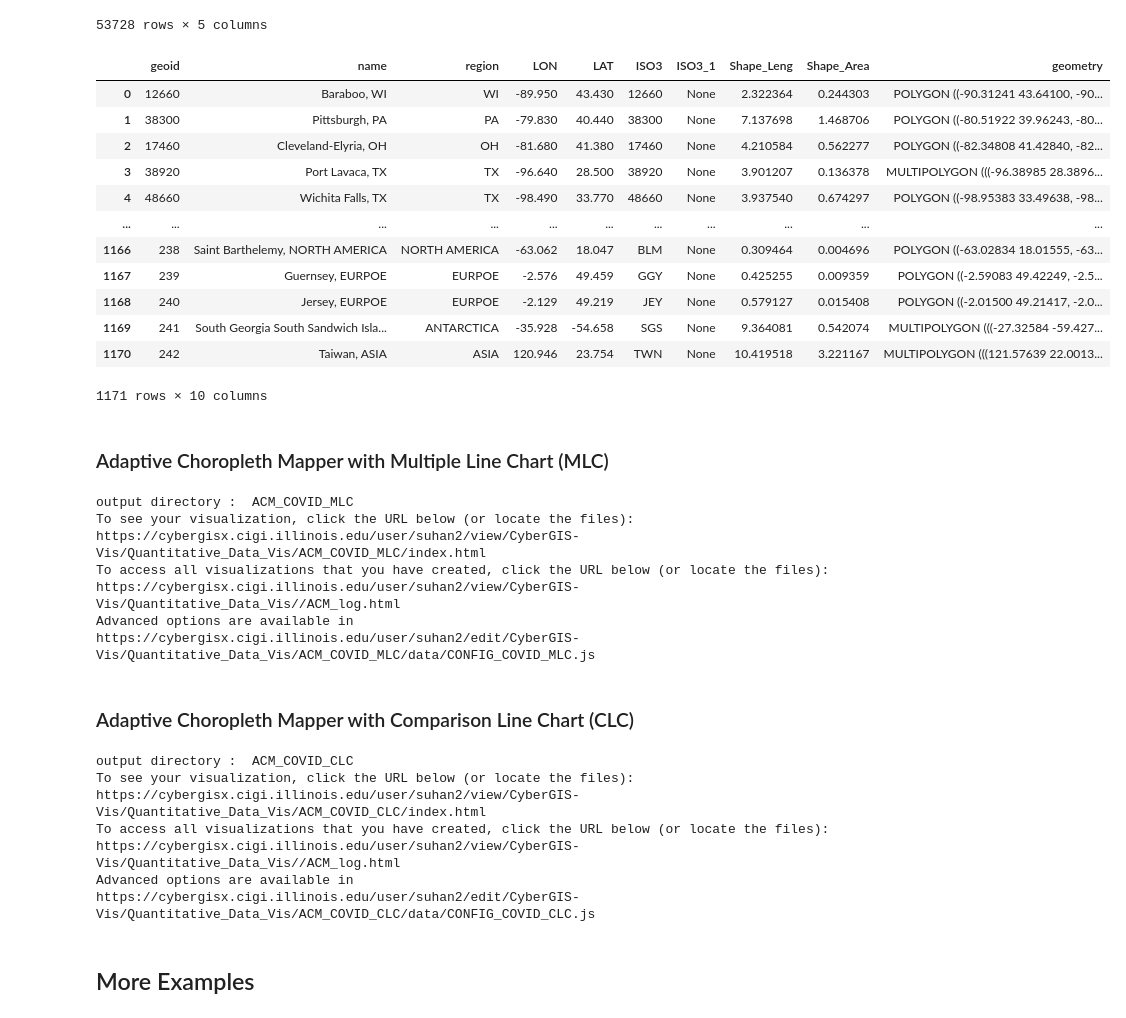
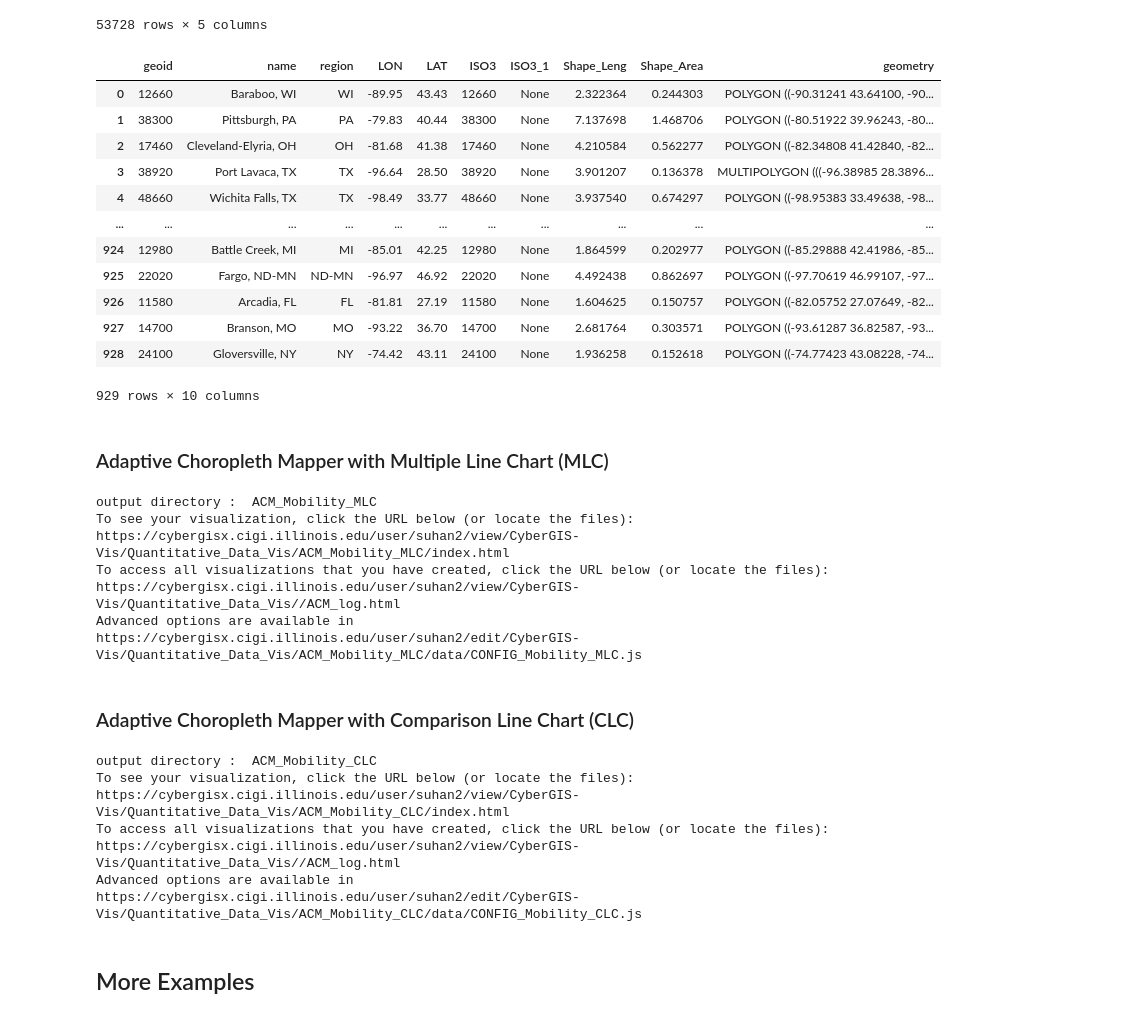
Before and after one commit to cybergis/CyberGIS-Vis, a Jupyter notebook: Quantitative_Data_Vis/Adaptive_Chropleth_Mapper.ipynb, the cells around one changed output. Drawn from its saved outputs; the diff is of its cells as text; code cells hidden in the pictures.

Commit message:
Update Mobility and COVID modules
Update Mobility and COVID Vis result

```diff
--- a/Quantitative_Data_Vis/Adaptive_Chropleth_Mapper.ipynb
+++ b/Quantitative_Data_Vis/Adaptive_Chropleth_Mapper.ipynb
@@ -334,30 +334,30 @@ Covid_Visits
 | 53727 | 48580 | 2020-12-27 | -9999 | -9999 | 35 |
 53728 rows × 5 columns
 # %%
-shapefile_MSA = gpd.read_file("shp/MSA_country/msa_country.shp", dtype={'GEOID':str})
+shapefile_MSA = gpd.read_file("shp/MSA_country/MSA_US.shp", dtype={'GEOID':str})
 shapefile_MSA = shapefile_MSA.rename(columns={'GEOID': 'geoid', 'NAME_1':'name'})
 shapefile_MSA
 # %% [output]
 |  | geoid | name | region | LON | LAT | ISO3 | ISO3_1 | Shape_Leng | Shape_Area | geometry |
-| 0 | 12660 | Baraboo, WI | WI | -89.950 | 43.430 | 12660 | None | 2.322364 | 0.244303 | POLYGON ((-90.31241 43.64100, -90... |
-| 1 | 38300 | Pittsburgh, PA | PA | -79.830 | 40.440 | 38300 | None | 7.137698 | 1.468706 | POLYGON ((-80.51922 39.96243, -80... |
-| 2 | 17460 | Cleveland-Elyria, OH | OH | -81.680 | 41.380 | 17460 | None | 4.210584 | 0.562277 | POLYGON ((-82.34808 41.42840, -82... |
-| 3 | 38920 | Port Lavaca, TX | TX | -96.640 | 28.500 | 38920 | None | 3.901207 | 0.136378 | MULTIPOLYGON (((-96.38985 28.3896... |
-| 4 | 48660 | Wichita Falls, TX | TX | -98.490 | 33.770 | 48660 | None | 3.937540 | 0.674297 | POLYGON ((-98.95383 33.49638, -98... |
+| 0 | 12660 | Baraboo, WI | WI | -89.95 | 43.43 | 12660 | None | 2.322364 | 0.244303 | POLYGON ((-90.31241 43.64100, -90... |
+| 1 | 38300 | Pittsburgh, PA | PA | -79.83 | 40.44 | 38300 | None | 7.137698 | 1.468706 | POLYGON ((-80.51922 39.96243, -80... |
+| 2 | 17460 | Cleveland-Elyria, OH | OH | -81.68 | 41.38 | 17460 | None | 4.210584 | 0.562277 | POLYGON ((-82.34808 41.42840, -82... |
+| 3 | 38920 | Port Lavaca, TX | TX | -96.64 | 28.50 | 38920 | None | 3.901207 | 0.136378 | MULTIPOLYGON (((-96.38985 28.3896... |
+| 4 | 48660 | Wichita Falls, TX | TX | -98.49 | 33.77 | 48660 | None | 3.937540 | 0.674297 | POLYGON ((-98.95383 33.49638, -98... |
 | ... | ... | ... | ... | ... | ... | ... | ... | ... | ... | ... |
-| 1166 | 238 | Saint Barthelemy, NORTH AMERICA | NORTH AMERICA | -63.062 | 18.047 | BLM | None | 0.309464 | 0.004696 | POLYGON ((-63.02834 18.01555, -63... |
-| 1167 | 239 | Guernsey, EURPOE | EURPOE | -2.576 | 49.459 | GGY | None | 0.425255 | 0.009359 | POLYGON ((-2.59083 49.42249, -2.5... |
-| 1168 | 240 | Jersey, EURPOE | EURPOE | -2.129 | 49.219 | JEY | None | 0.579127 | 0.015408 | POLYGON ((-2.01500 49.21417, -2.0... |
-| 1169 | 241 | South Georgia South Sandwich Isla... | ANTARCTICA | -35.928 | -54.658 | SGS | None | 9.364081 | 0.542074 | MULTIPOLYGON (((-27.32584 -59.427... |
-| 1170 | 242 | Taiwan, ASIA | ASIA | 120.946 | 23.754 | TWN | None | 10.419518 | 3.221167 | MULTIPOLYGON (((121.57639 22.0013... |
+| 924 | 12980 | Battle Creek, MI | MI | -85.01 | 42.25 | 12980 | None | 1.864599 | 0.202977 | POLYGON ((-85.29888 42.41986, -85... |
+| 925 | 22020 | Fargo, ND-MN | ND-MN | -96.97 | 46.92 | 22020 | None | 4.492438 | 0.862697 | POLYGON ((-97.70619 46.99107, -97... |
+| 926 | 11580 | Arcadia, FL | FL | -81.81 | 27.19 | 11580 | None | 1.604625 | 0.150757 | POLYGON ((-82.05752 27.07649, -82... |
+| 927 | 14700 | Branson, MO | MO | -93.22 | 36.70 | 14700 | None | 2.681764 | 0.303571 | POLYGON ((-93.61287 36.82587, -93... |
+| 928 | 24100 | Gloversville, NY | NY | -74.42 | 43.11 | 24100 | None | 1.936258 | 0.152618 | POLYGON ((-74.77423 43.08228, -74... |
-1171 rows × 10 columns
+929 rows × 10 columns
 # %% [markdown]
 ### Adaptive Choropleth Mapper with Multiple Line Chart (MLC)
 # %%
 param_MLC_COVID = {
     'title': "Covid-19 Risk Assessment using Twitter, Metropolitan Statistical Areas, USA",
     'Subject': "Temporal Patterns of COVID-19 Risk Factors",
-    'filename_suffix': "COVID_MLC",  # max 30 character
+    'filename_suffix': "Mobility_MLC",  # max 30 character
     'inputCSV': Covid_Visits,
     'shapefile': shapefile_MSA,
     'periods': "All",
@@ -381,20 +381,20 @@ param_MLC_COVID = {
 Adaptive_Choropleth_Mapper_viz(param_MLC_COVID)
 Adaptive_Choropleth_Mapper_log(param_MLC_COVID)
 # %% [output]
-output directory :  ACM_COVID_MLC
+output directory :  ACM_Mobility_MLC
 To see your visualization, click the URL below (or locate the files):
-https://cybergisx.cigi.illinois.edu/user/suhan2/view/CyberGIS-Vis/Quantitative_Data_Vis/ACM_COVID_MLC/index.html
+https://cybergisx.cigi.illinois.edu/user/suhan2/view/CyberGIS-Vis/Quantitative_Data_Vis/ACM_Mobility_MLC/index.html
 To access all visualizations that you have created, click the URL below (or locate the files):
 https://cybergisx.cigi.illinois.edu/user/suhan2/view/CyberGIS-Vis/Quantitative_Data_Vis//ACM_log.html
 Advanced options are available in
-https://cybergisx.cigi.illinois.edu/user/suhan2/edit/CyberGIS-Vis/Quantitative_Data_Vis/ACM_COVID_MLC/data/CONFIG_COVID_MLC.js
+https://cybergisx.cigi.illinois.edu/user/suhan2/edit/CyberGIS-Vis/Quantitative_Data_Vis/ACM_Mobility_MLC/data/CONFIG_Mobility_MLC.js
 # %% [markdown]
 ### Adaptive Choropleth Mapper with Comparison Line Chart (CLC)
 # %%
 param_CLC_COVID = {
     'title': "Comparison of COVID-19 Confirmed Rate between Metropolitan Statistical Areas, USA",
     'Subject': "Temporal Patterns of COVID-19 Confirmed Rate",
-    'filename_suffix': "COVID_CLC",                                      # max 30 character
+    'filename_suffix': "Mobility_CLC",                                      # max 30 character
     'inputCSV': Covid_Visits,
     'shapefile': shapefile_MSA,
     'periods': "All",
@@ -415,13 +415,13 @@ param_CLC_COVID = {
 Adaptive_Choropleth_Mapper_viz(param_CLC_COVID)
 Adaptive_Choropleth_Mapper_log(param_CLC_COVID)
 # %% [output]
-output directory :  ACM_COVID_CLC
+output directory :  ACM_Mobility_CLC
 To see your visualization, click the URL below (or locate the files):
-https://cybergisx.cigi.illinois.edu/user/suhan2/view/CyberGIS-Vis/Quantitative_Data_Vis/ACM_COVID_CLC/index.html
+https://cybergisx.cigi.illinois.edu/user/suhan2/view/CyberGIS-Vis/Quantitative_Data_Vis/ACM_Mobility_CLC/index.html
 To access all visualizations that you have created, click the URL below (or locate the files):
 https://cybergisx.cigi.illinois.edu/user/suhan2/view/CyberGIS-Vis/Quantitative_Data_Vis//ACM_log.html
 Advanced options are available in
-https://cybergisx.cigi.illinois.edu/user/suhan2/edit/CyberGIS-Vis/Quantitative_Data_Vis/ACM_COVID_CLC/data/CONFIG_COVID_CLC.js
+https://cybergisx.cigi.illinois.edu/user/suhan2/edit/CyberGIS-Vis/Quantitative_Data_Vis/ACM_Mobility_CLC/data/CONFIG_Mobility_CLC.js
 # %% [markdown]
 ## More Examples
 # %% [markdown]
```
Also changed, not shown: 41 other files.
